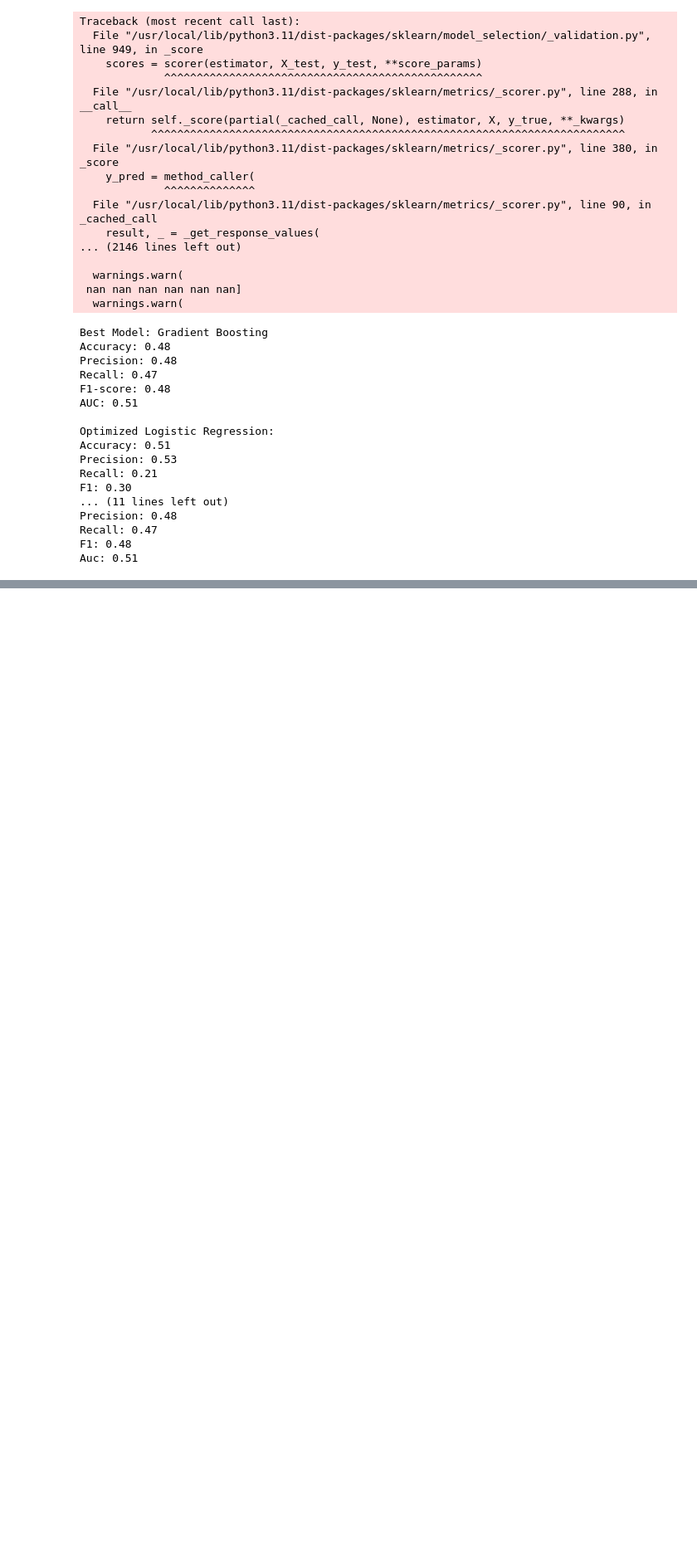
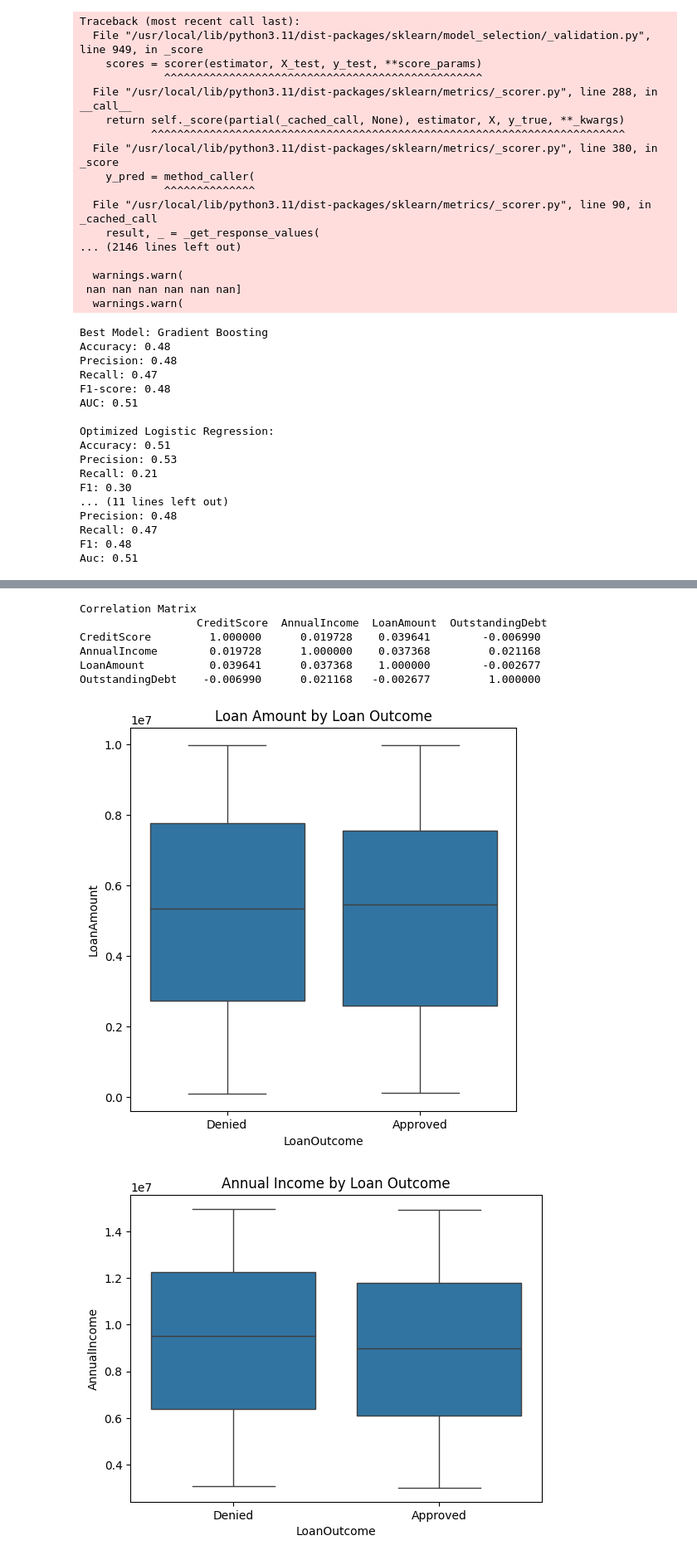
Before and after one commit to Analytic-Abdul/Concept_Group_Senior_Data_Analyst_Assessment_Loan_Approval_Prediction_Model, a Jupyter notebook: Concept_Group_Senior_Data_Analyst_Assessment_(Loan_Approval_Prediction_Model).ipynb, the cells around one changed output, grey strips where cells are left out. Shown at 83% size. Cells and saved outputs as stored; diff of their text form; code cells hidden in the pictures; blank space fills up the shorter version.

```diff
--- a/Concept_Group_Senior_Data_Analyst_Assessment_(Loan_Approval_Prediction_Model).ipynb
+++ b/Concept_Group_Senior_Data_Analyst_Assessment_(Loan_Approval_Prediction_Model).ipynb
@@ -560,0 +730,38 @@ print("These insights can be used to understand the risk factors affecting loan
+# %%
+# Checking for Correlation between Columns
+
+correlation_matrix = numerical_features.corr()
+print("Correlation Matrix \n",correlation_matrix)
+# %% [output]
+Correlation Matrix
+                  CreditScore  AnnualIncome  LoanAmount  OutstandingDebt
+CreditScore         1.000000      0.019728    0.039641        -0.006990
+AnnualIncome        0.019728      1.000000    0.037368         0.021168
+LoanAmount          0.039641      0.037368    1.000000        -0.002677
+OutstandingDebt    -0.006990      0.021168   -0.002677         1.000000
+# %%
+#Further EDA
+plt.figure(figsize=(6, 6))
+
+#
+sns.boxplot(x='LoanOutcome', y='LoanAmount', data=df)
+plt.title('Loan Amount by Loan Outcome')
+plt.show()
+
+#
+sns.boxplot(x='LoanOutcome', y='AnnualIncome', data=df)
+plt.title('Annual Income by Loan Outcome')
+plt.show()
+
+#
+sns.boxplot(x='LoanOutcome', y='CreditScore', data=df)
+plt.title('Credit Score by Loan Outcome')
+plt.show()
+
+#
+sns.boxplot(x='LoanOutcome', y='OutstandingDebt', data=df)
+plt.title('Outstanding Debt by Loan Outcome')
+plt.show()
+# %% [output]
+[figure, added]
+[figure, added]
```
Also changed, not shown: parts of 18 cells of this notebook.
